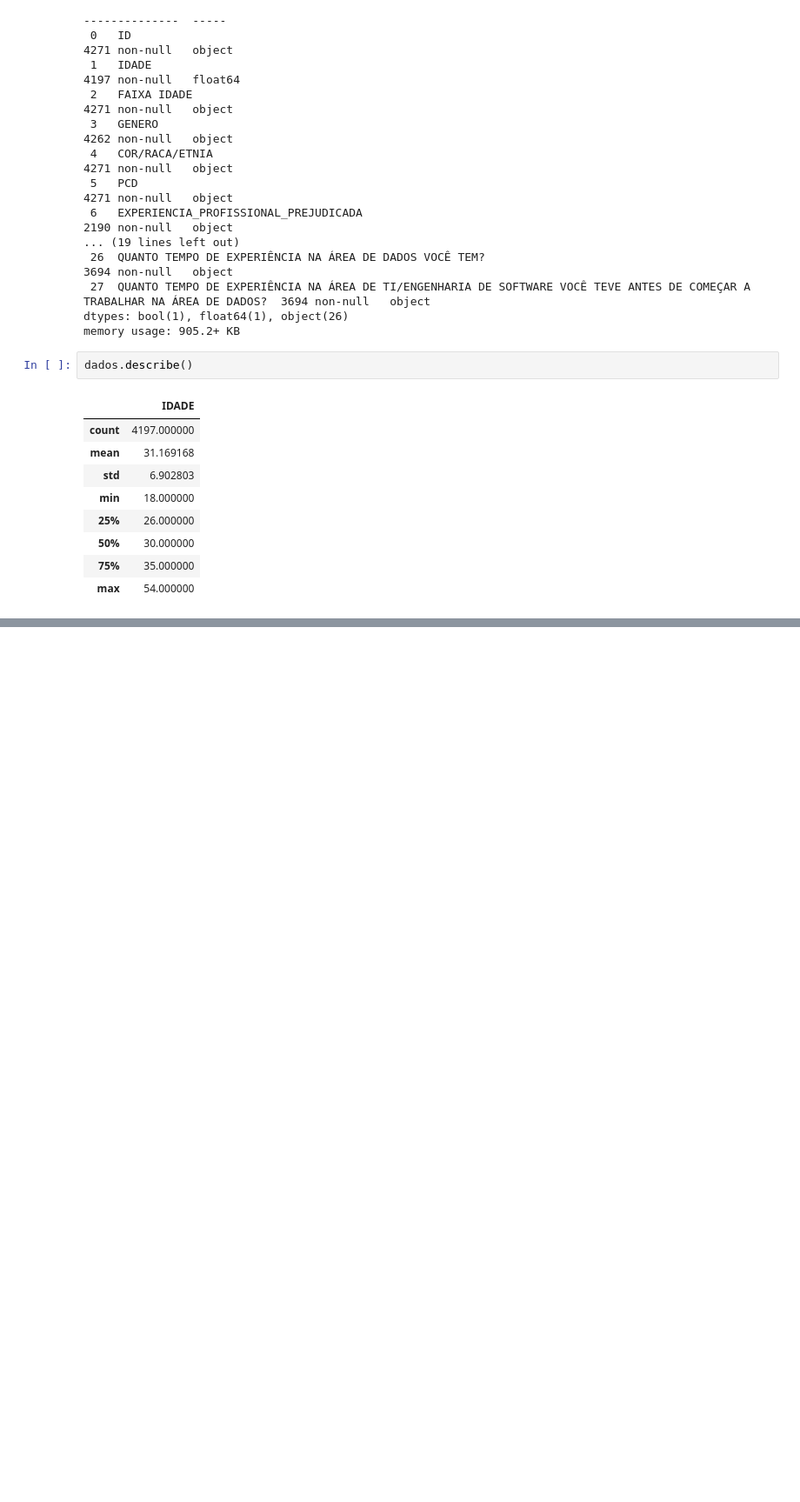
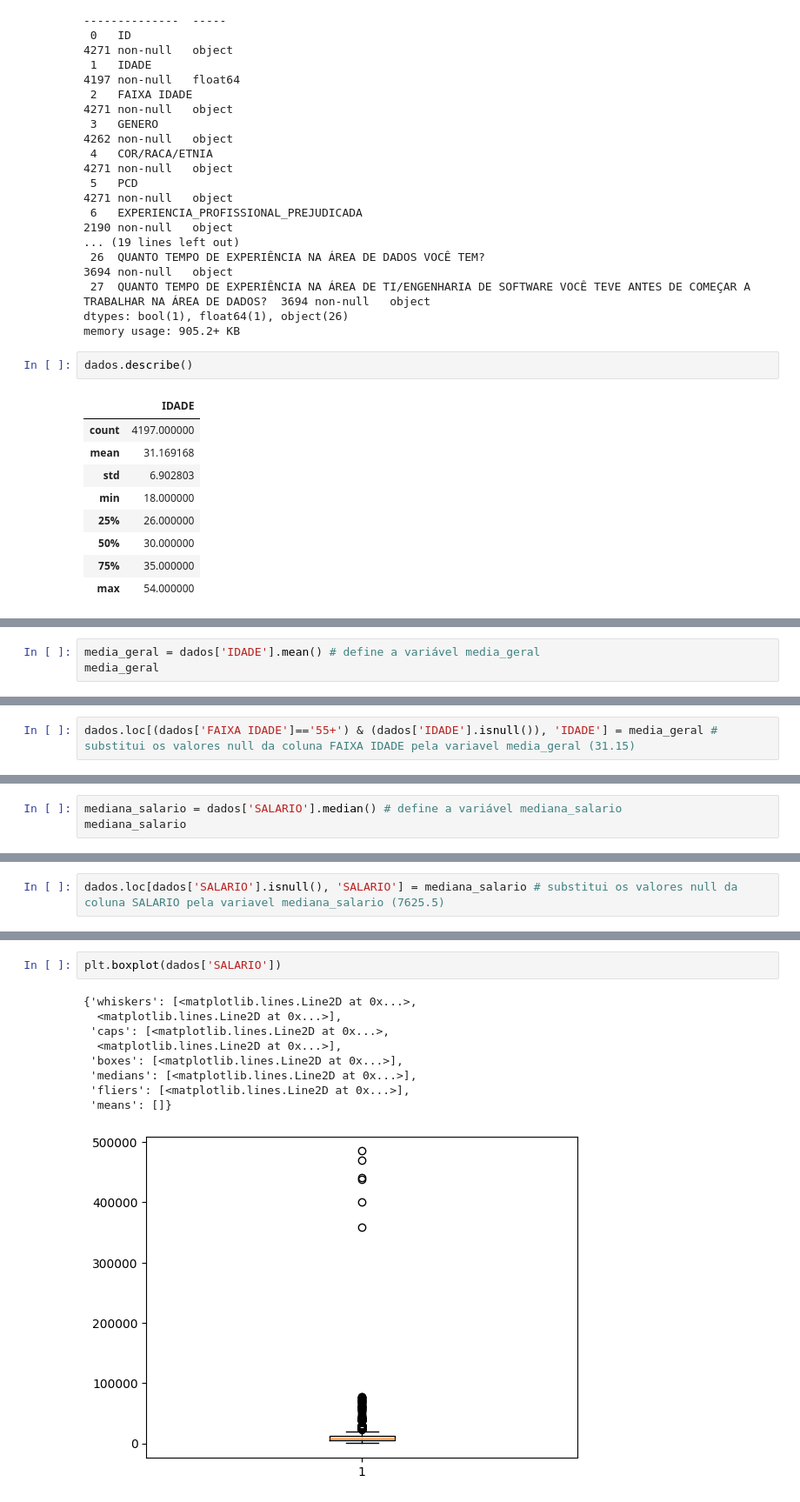
Before and after one commit to izabellaradichi/programaria_dados, a Jupyter notebook: analise_dados.ipynb, the cells around one changed output, grey strips where cells are left out. Shown at 87% size. Saved outputs shown, nothing was run; the diff lists cells and outputs as text; blank space fills up the shorter version.

```diff
--- a/analise_dados.ipynb
+++ b/analise_dados.ipynb
@@ -165,0 +464,3 @@ dados[dados["GENERO"]!="Masculino"]
+# %%
+media_geral = dados['IDADE'].mean() # define a variável media_geral
+media_geral
@@ -165,0 +486,2 @@ dados[dados["GENERO"]!="Masculino"]
+# %%
+dados.loc[(dados['FAIXA IDADE']=='55+') & (dados['IDADE'].isnull()), 'IDADE'] = media_geral # substitui os valores null da coluna FAIXA IDADE pela variavel media_geral (31.15)
@@ -165,0 +529,3 @@ dados[dados["GENERO"]!="Masculino"]
+# %%
+mediana_salario = dados['SALARIO'].median() # define a variável mediana_salario
+mediana_salario
@@ -165,0 +534,2 @@ dados[dados["GENERO"]!="Masculino"]
+# %%
+dados.loc[dados['SALARIO'].isnull(), 'SALARIO'] = mediana_salario # substitui os valores null da coluna SALARIO pela variavel mediana_salario (7625.5)
@@ -165,0 +573,12 @@ dados[dados["GENERO"]!="Masculino"]
+# %%
+plt.boxplot(dados['SALARIO'])
+# %% [output]
+{'whiskers': [<matplotlib.lines.Line2D at 0x...>,
+  <matplotlib.lines.Line2D at 0x...>],
+ 'caps': [<matplotlib.lines.Line2D at 0x...>,
+  <matplotlib.lines.Line2D at 0x...>],
+ 'boxes': [<matplotlib.lines.Line2D at 0x...>],
+ 'medians': [<matplotlib.lines.Line2D at 0x...>],
+ 'fliers': [<matplotlib.lines.Line2D at 0x...>],
+ 'means': []}
+[figure, added]
```
Also changed, not shown: parts of 172 cells of this notebook.
